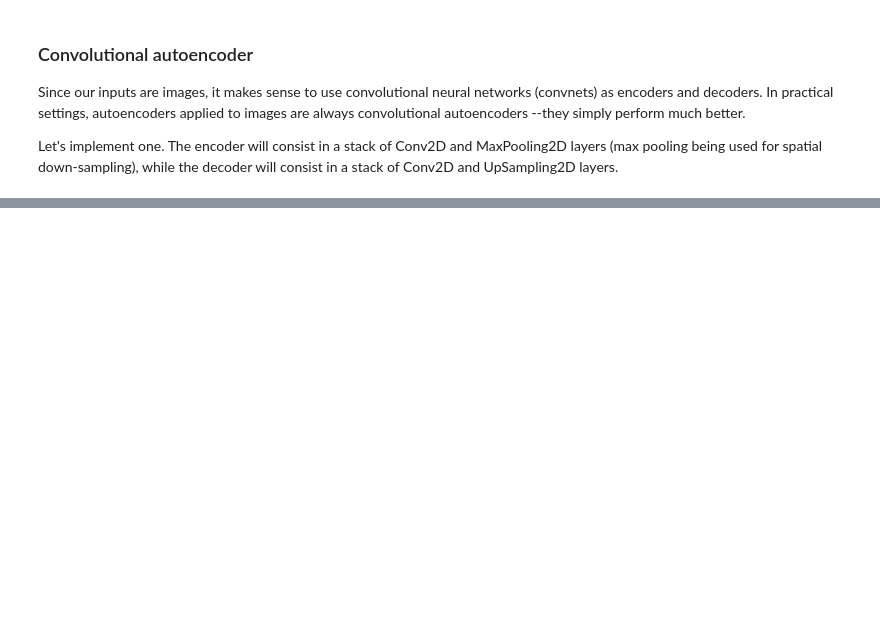
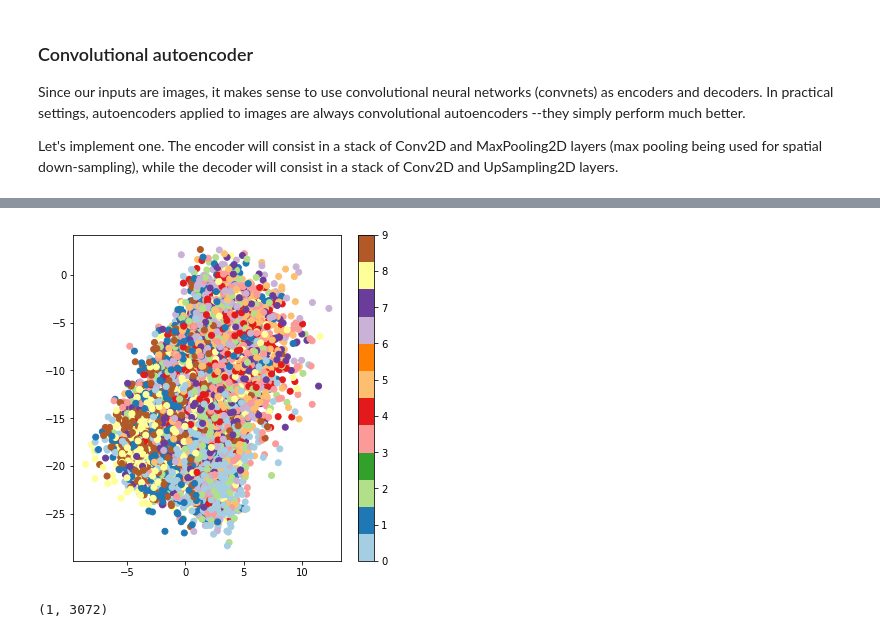
Before and after one commit to tejasbawaskar/Deep_learning_tuts, a Jupyter notebook: Autoencoders.ipynb, the cells around one changed output, grey strips where cells are left out. Cells and saved outputs as stored; diff of their text form; code cells hidden in the pictures; blank space fills up the shorter version.

```diff
--- a/Autoencoders.ipynb
+++ b/Autoencoders.ipynb
@@ -535,12 +524,0 @@ Tensor("conv2d_256/Sigmoid:0", shape=(?, 32, 32, 3), dtype=float32)
-# %%
-from keras.datasets import cifar10
-import numpy as np
-
-(x_train, _), (x_test, _) = cifar10.load_data()
-
-x_train = x_train.astype('float32') / 255.
-x_test = x_test.astype('float32') / 255.
-x_train = np.reshape(x_train, (len(x_train), 32, 32, 3))
-x_test = np.reshape(x_test, (len(x_test), 32, 32, 3))
-print (x_train.shape)
-print (x_test.shape)
@@ -586,0 +757,16 @@ NameError: name 'intermediate_dim' is not defined
+# %%
+# build a model to project inputs on the latent space
+encoder = Model(x, z_mean)
+
+# display a 2D plot of the cifar10 classes in the latent space
+x_test_encoded = encoder.predict(x_test, batch_size=batch_size)
+plt.figure(figsize=(6, 6))
+plt.scatter(x_test_encoded[:, 0], x_test_encoded[:, 1], c=y_test, cmap = 'Paired')
+plt.colorbar()
+plt.show()
+# %% [output]
+[figure, added]
+# %%
+x_decoded.shape
+# %% [output]
+(1, 3072)
```
Also changed, not shown: parts of 32 cells of this notebook.
